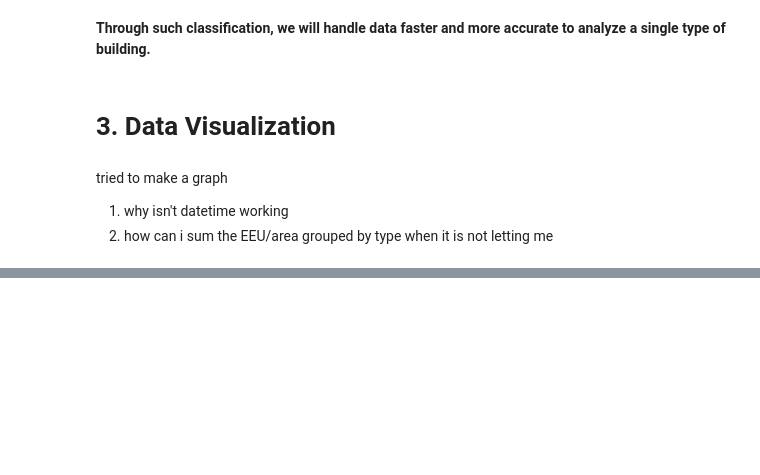
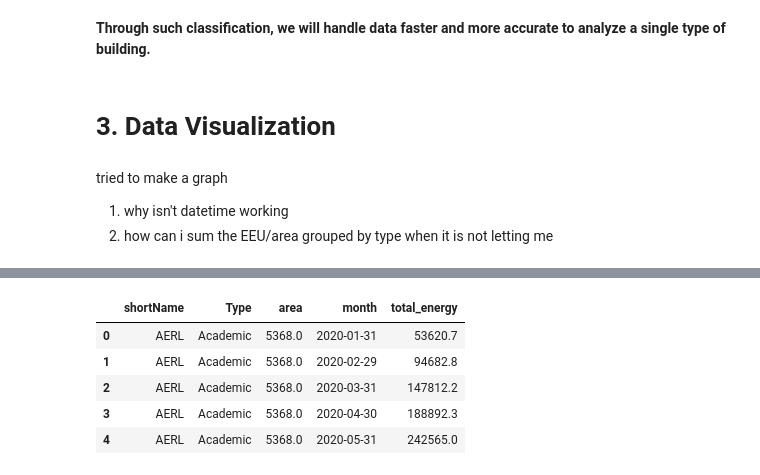
Before and after one commit to Speculatorrr/ECON323-Building-Energy-Analysis, a Jupyter notebook: Final_Project.ipynb, the cells around one changed output, grey strips where cells are left out. Cells and saved outputs as stored; diff of their text form; code cells hidden in the pictures; blank space fills up the shorter version.

```diff
--- a/Final_Project.ipynb
+++ b/Final_Project.ipynb
@@ -235,0 +246,11 @@ df_combined
+# %%
+merge_EEU = pd.merge(df_EEU, tidy_date.reset_index(), on="shortName")
+long_EEU = merge_EEU.loc[:, ["shortName", "Type", "area", "month", "total_energy"]]
+long_EEU.head()
+# %% [output]
+|  | shortName | Type | area | month | total_energy |
+| 0 | AERL | Academic | 5368.0 | 2020-01-31 | 53620.7 |
+| 1 | AERL | Academic | 5368.0 | 2020-02-29 | 94682.8 |
+| 2 | AERL | Academic | 5368.0 | 2020-03-31 | 147812.2 |
+| 3 | AERL | Academic | 5368.0 | 2020-04-30 | 188892.3 |
+| 4 | AERL | Academic | 5368.0 | 2020-05-31 | 242565.0 |
```
Also changed, not shown: parts of 10 cells of this notebook.
